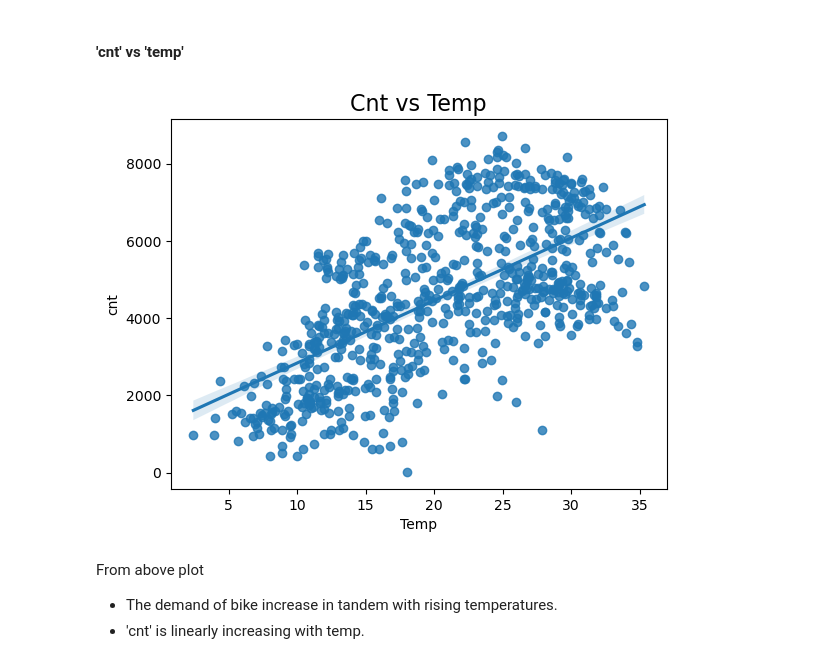
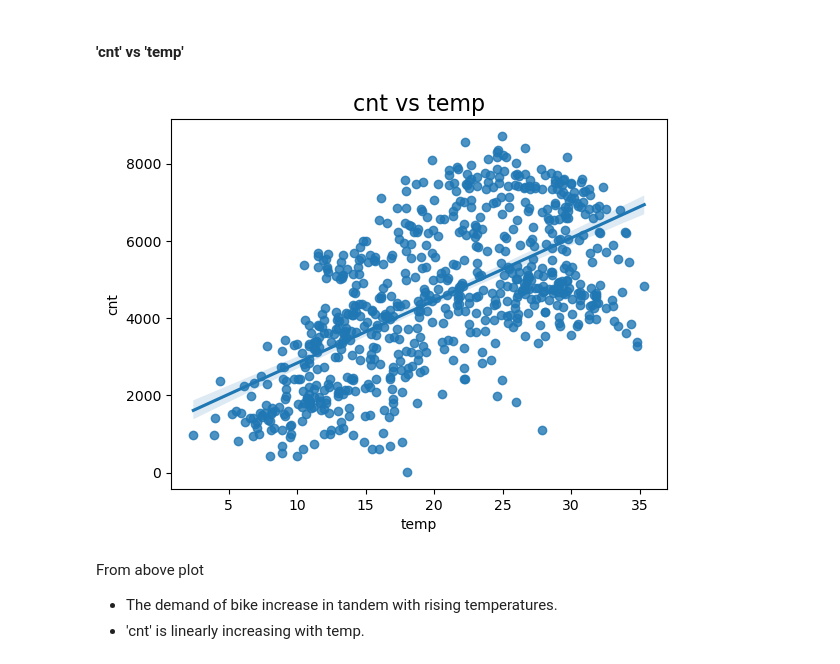
Before and after one commit to SanjayaKumarSahoo/bike-sharing-case-study, a Jupyter notebook: bike-sharring.ipynb, the cells around one changed output. Saved outputs shown, nothing was run; the diff lists cells and outputs as text; code cells hidden in the pictures.

```diff
--- a/bike-sharring.ipynb
+++ b/bike-sharring.ipynb
@@ -276,7 +300,7 @@ bike_sharing.season.replace({1:"spring", 2:"summer", 3:"fall", 4:"winter"},inpla
 #  - 2: Mist + Cloudy, Mist + Broken clouds, Mist + Few clouds, Mist
 #  - 3: Light Snow, Light Rain + Thunderstorm + Scattered clouds, Light Rain + Scattered clouds
 #  - 4: Heavy Rain + Ice Pallets + Thunderstorm + Mist, Snow + Fog
-bike_sharing.weathersit.replace({1:'Good',2:'Moderate',3:'Bad',4:'Severe'},inplace = True)
+bike_sharing.weathersit.replace({1:'good',2:'moderate',3:'bad',4:'severe'},inplace = True)
 # %%
 bike_sharing.head()
 # %% [output]
@@ -289,10 +313,10 @@ bike_sharing.head()
 # %% [markdown]
 Transforming 'mnth' and 'weekday' into categorical variables.
 # %%
-bike_sharing.mnth = bike_sharing.mnth.replace({1: 'Jan',2: 'Feb',3: 'Mar',4: 'Apr',5: 'May',6: 'Jun',
-                  7: 'Jul',8: 'Aug',9: 'Sept',10: 'Oct',11: 'Nov',12: 'Dec'})
+bike_sharing.mnth = bike_sharing.mnth.replace({1: 'jan',2: 'feb',3: 'mar',4: 'apr',5: 'may',6: 'jun',
+                  7: 'jul',8: 'aug',9: 'sept',10: 'oct',11: 'nov',12: 'dec'})
 
-bike_sharing.weekday = bike_sharing.weekday.replace({0: 'Sun',1: 'Mon',2: 'Tue',3: 'Wed',4: 'Thu',5: 'Fri',6: 'Sat'})
+bike_sharing.weekday = bike_sharing.weekday.replace({0: 'sun',1: 'mon',2: 'tue',3: 'wed',4: 'thu',5: 'fri',6: 'sat'})
 # %%
 bike_sharing.head()
 # %% [output]
@@ -394,12 +419,12 @@ From above plot
 # %% [markdown]
 ####  'cnt' vs 'temp'
 # %%
-plt.title("Cnt vs Temp",fontsize=16)
+plt.title("cnt vs temp",fontsize=16)
 sns.regplot(data=bike_sharing,y="cnt",x="temp")
-plt.xlabel("Temp")
+plt.xlabel("temp")
 plt.show()
 # %% [output]
-[figure, old version]
+[figure, new version]
 # %% [markdown]
 From above plot
 - The demand of bike increase in tandem with rising temperatures.
```
Also changed, not shown: parts of 122 cells of this notebook.
